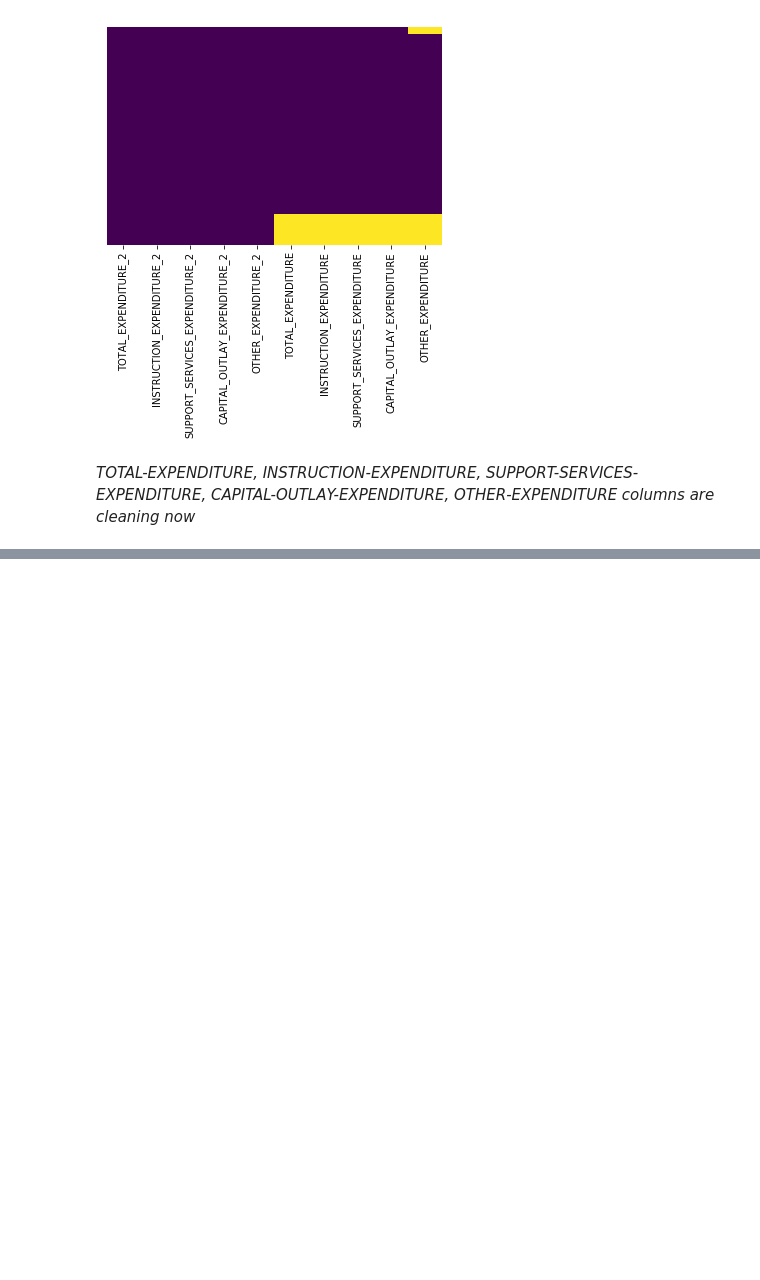
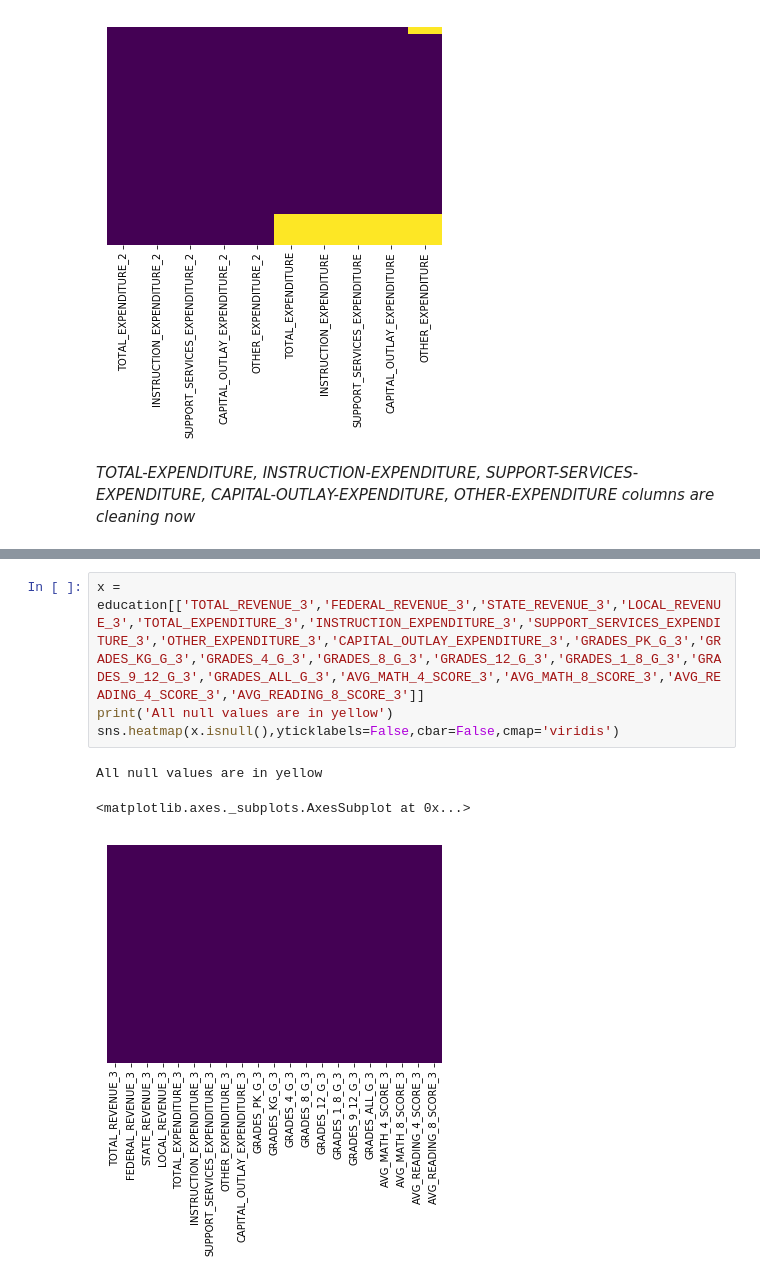
Before and after one commit to mwpnava/thinkful, a Jupyter notebook: Module 17 - Data Cleaning Missing Values Assignment.ipynb, the cells around one changed output, grey strips where cells are left out. Saved outputs shown, nothing was run; the diff lists cells and outputs as text; blank space fills up the shorter version.

```diff
--- a/Module 17 - Data Cleaning Missing Values Assignment.ipynb
+++ b/Module 17 - Data Cleaning Missing Values Assignment.ipynb
@@ -285,0 +347,8 @@ education.head(5)
+# %%
+x = education[['TOTAL_REVENUE_3','FEDERAL_REVENUE_3','STATE_REVENUE_3','LOCAL_REVENUE_3','TOTAL_EXPENDITURE_3','INSTRUCTION_EXPENDITURE_3','SUPPORT_SERVICES_EXPENDITURE_3','OTHER_EXPENDITURE_3','CAPITAL_OUTLAY_EXPENDITURE_3','GRADES_PK_G_3','GRADES_KG_G_3','GRADES_4_G_3','GRADES_8_G_3','GRADES_12_G_3','GRADES_1_8_G_3','GRADES_9_12_G_3','GRADES_ALL_G_3','AVG_MATH_4_SCORE_3','AVG_MATH_8_SCORE_3','AVG_READING_4_SCORE_3','AVG_READING_8_SCORE_3']]
+print('All null values are in yellow')
+sns.heatmap(x.isnull(),yticklabels=False,cbar=False,cmap='viridis')
+# %% [output]
+All null values are in yellow
+<matplotlib.axes._subplots.AxesSubplot at 0x...>
+[figure, added]
```
Also changed, not shown: parts of 32 cells of this notebook.
